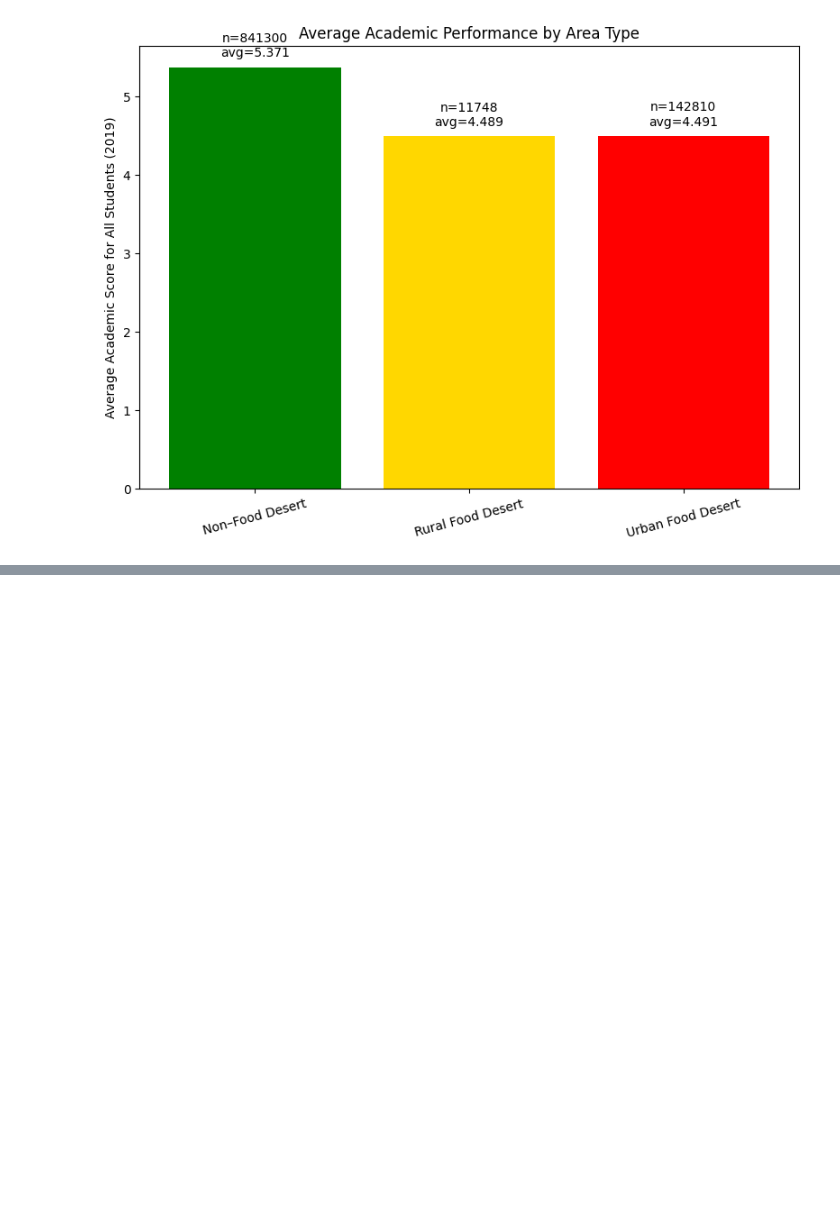
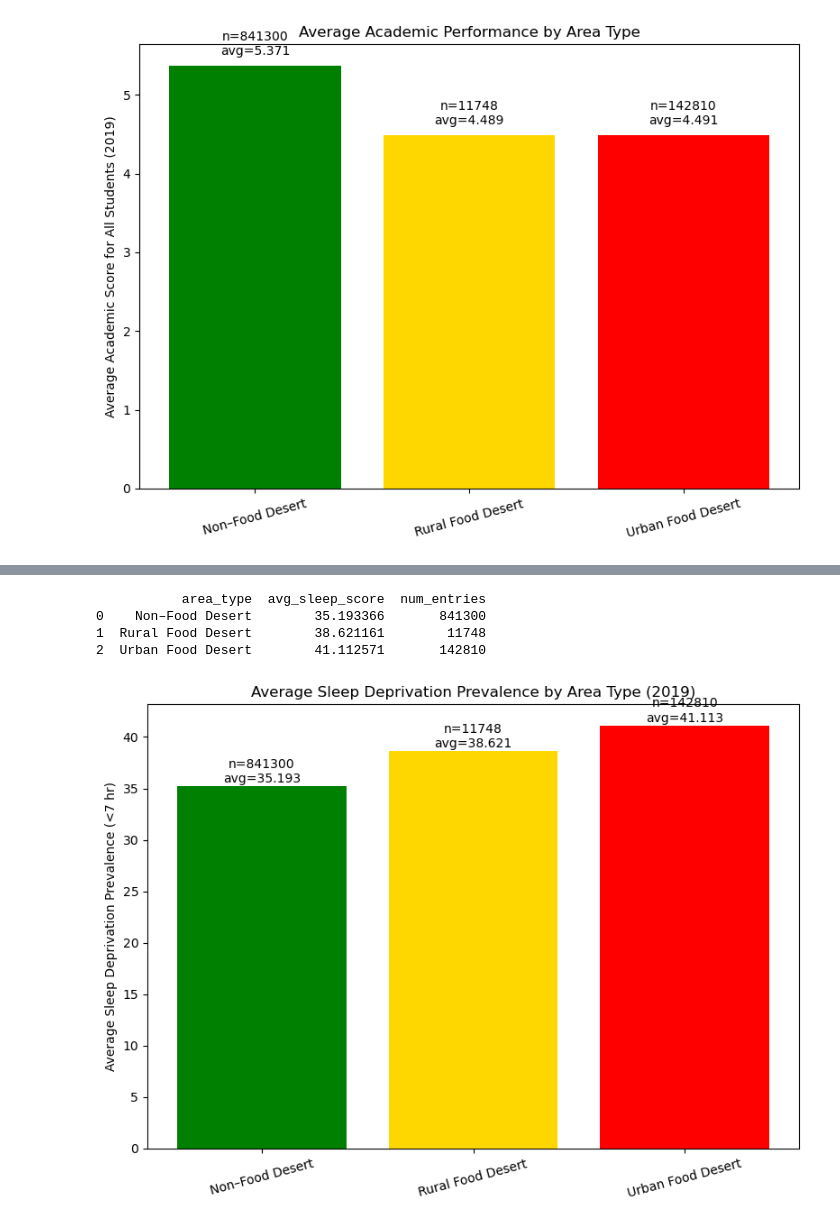
Before and after one commit to csci1951a-spring-2025/final-projects-mink, a Jupyter notebook: stats.ipynb, the cells around one changed output, grey strips where cells are left out. Saved outputs shown, nothing was run; the diff lists cells and outputs as text; code cells hidden in the pictures; blank space fills up the shorter version.

Commit message:
Edited Q1-2 and added analysis for q3

```diff
--- a/stats.ipynb
+++ b/stats.ipynb
@@ -346,3 +323,50 @@ Rural Food Desert vs. Non-Food Desert avg (5.371):
   t-statistic = -47.711, p-value = 0.0000e+00
 ➤ Urban Food Desert shows statistically significant difference from Non-Food Desert.
 ➤ Rural Food Desert shows statistically significant difference from Non-Food Desert.
+# %%
+# ANALYSIS QUESTION 3:
+# Is there statistical significance if we look at the prevalence of sleep deprivation?
+
+# Drop missing values
+df = df.dropna(subset=['SLEEP_CrudePrev']) # don't need to do, all vals are defined
+
+# Group by area type and compute mean and count
+sleep_summary = df.groupby('area_type')['SLEEP_CrudePrev'].agg(['mean', 'count']).reset_index()
+sleep_summary.columns = ['area_type', 'avg_sleep_score', 'num_entries']
+print(sleep_summary)
+
+# Define custom colors
+color_map = {
+    'Urban Food Desert': 'red',
+    'Rural Food Desert': 'gold',
+    'Non–Food Desert': 'green'
+}
+bar_colors = [color_map[area] for area in sleep_summary['area_type']]
+
+# Plot
+plt.figure(figsize=(8, 6))
+bars = plt.bar(
+    sleep_summary['area_type'],
+    sleep_summary['avg_sleep_score'],
+    color=bar_colors
+)
+
+# Add count labels on top of each bar
+for bar, count, avg in zip(bars, sleep_summary['num_entries'], sleep_summary['avg_sleep_score']):
+    height = bar.get_height()
+    label = f'n={count}\navg={avg:.3f}'
+    plt.text(bar.get_x() + bar.get_width()/2, height + 0.1, label, ha='center', va='bottom')
+
+# Labels and title
+plt.ylabel('Average Sleep Deprivation Prevalence (<7 hr)')
+plt.title('Average Sleep Deprivation Prevalence by Area Type (2019)')
+plt.xticks(rotation=15)
+plt.tight_layout()
+
+plt.show()
+# %% [output]
+           area_type  avg_sleep_score  num_entries
+0    Non–Food Desert        35.193366       841300
+1  Rural Food Desert        38.621161        11748
+2  Urban Food Desert        41.112571       142810
+[figure, added]
```
Also changed, not shown: parts of 4 cells of this notebook.
